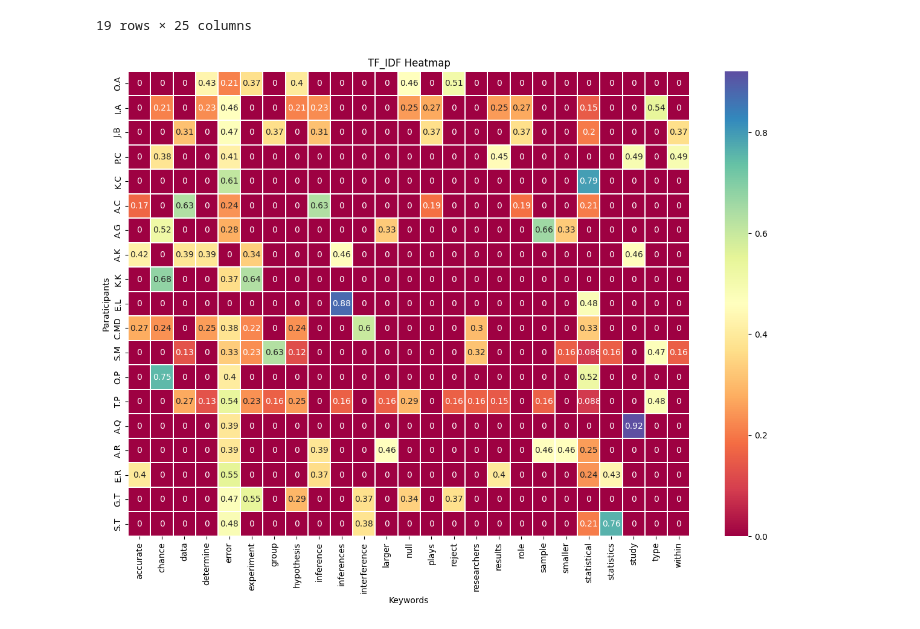
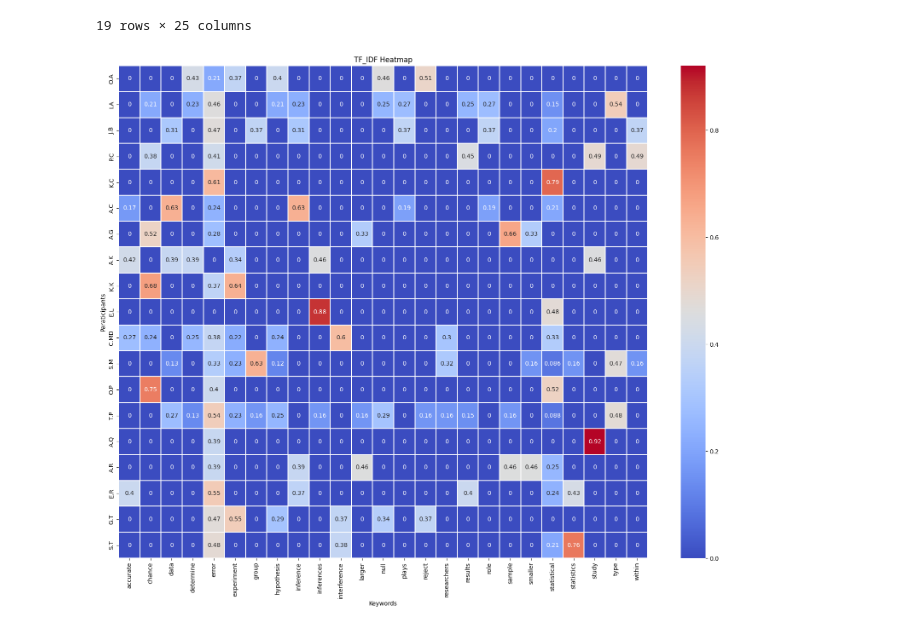
Before and after one commit to IsaiasPrez1003/TF-IDF-Stats-Topic-Modeling, a Jupyter notebook: TF-IDF scripts/TM_Q1.ipynb, the cells around one changed output. Drawn from its saved outputs; the diff is of its cells as text; code cells hidden in the pictures.

Commit message:
Edited colors on heatmap.

```diff
--- a/TF-IDF scripts/TM_Q1.ipynb
+++ b/TF-IDF scripts/TM_Q1.ipynb
@@ -382,23 +382,23 @@ vectors_Q1_df
 # %%
 import seaborn as sns
 import matplotlib.pyplot as plt
 
 
-plt.figure(figsize = (15, 10))
+plt.figure(figsize = (20, 15))
 
 sns.heatmap(vectors_Q1_df,
             robust = False,
             annot = True,
-            cmap = "Spectral",
+            cmap = "coolwarm",
             linewidths = .05,
                  )
 
 plt.title("TF_IDF Heatmap")
 
 plt.xlabel('Keywords')
 
 plt.ylabel("Paraticipants")
 
 plt.show()
 # %% [output]
-[figure, old version]
+[figure, new version]
```
Also changed, not shown: 1 other file.
